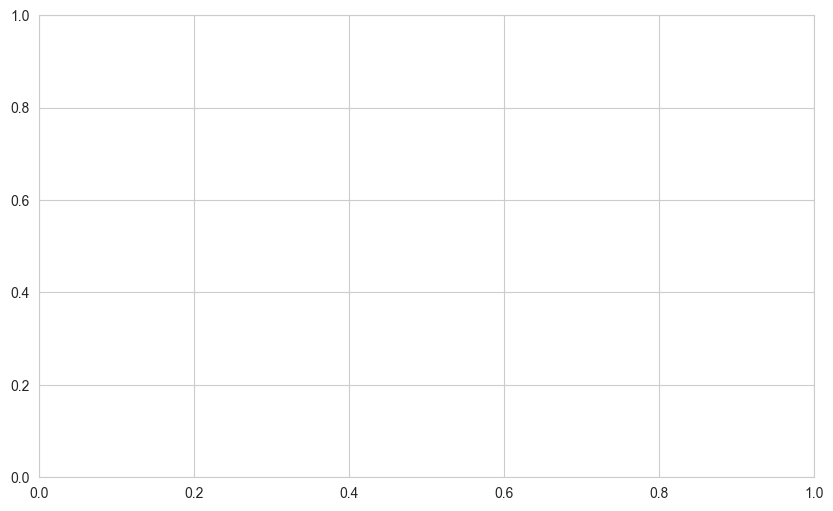
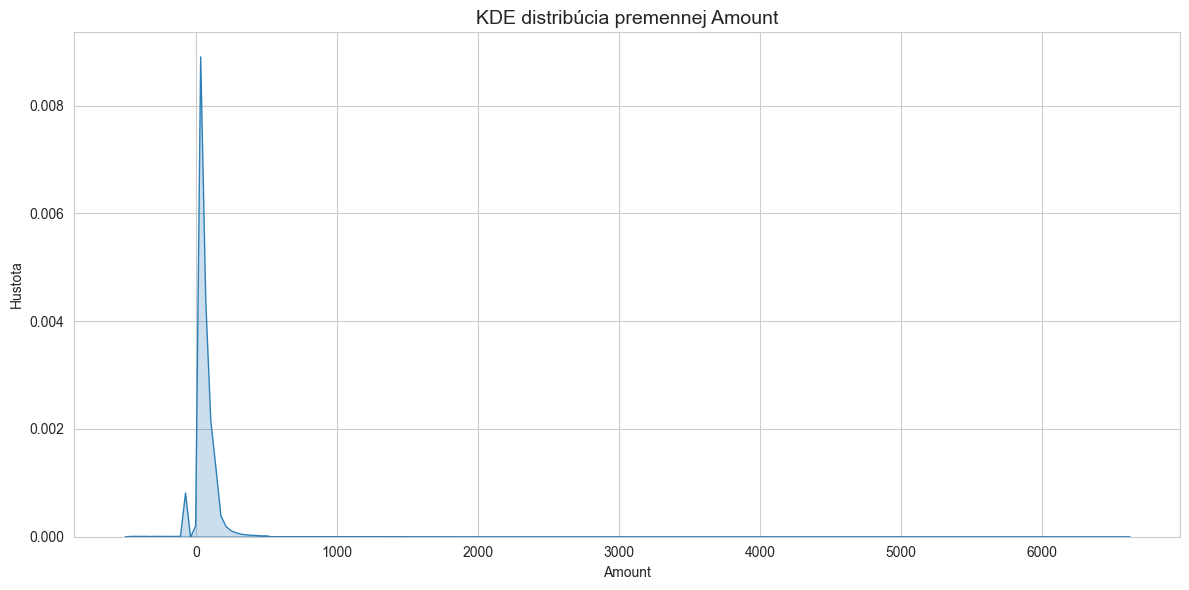
The change to this notebook cell's code, shown as a diff; its figure went from the first image to the second:
--- before
+++ after
@@ -2,8 +2,4 @@
 print("=" * 80)
 
-
-
-
-plt.figure(figsize=(10, 6))
 sns.kdeplot(data['Amount'].dropna(), fill=True, bw_adjust=0.5, color='#2c7fb8')
 plt.title('KDE distribúcia premennej Amount', fontsize=14)
@@ -13,2 +9,7 @@
 plt.show()
 
+sns.boxplot(y=data['Amount'].dropna(), color='#2c7fb8')
+plt.title('Boxplot premennej Amount', fontsize=14)
+plt.xlabel('Amount')
+plt.tight_layout()
+plt.show()

Commit: Edit EDA